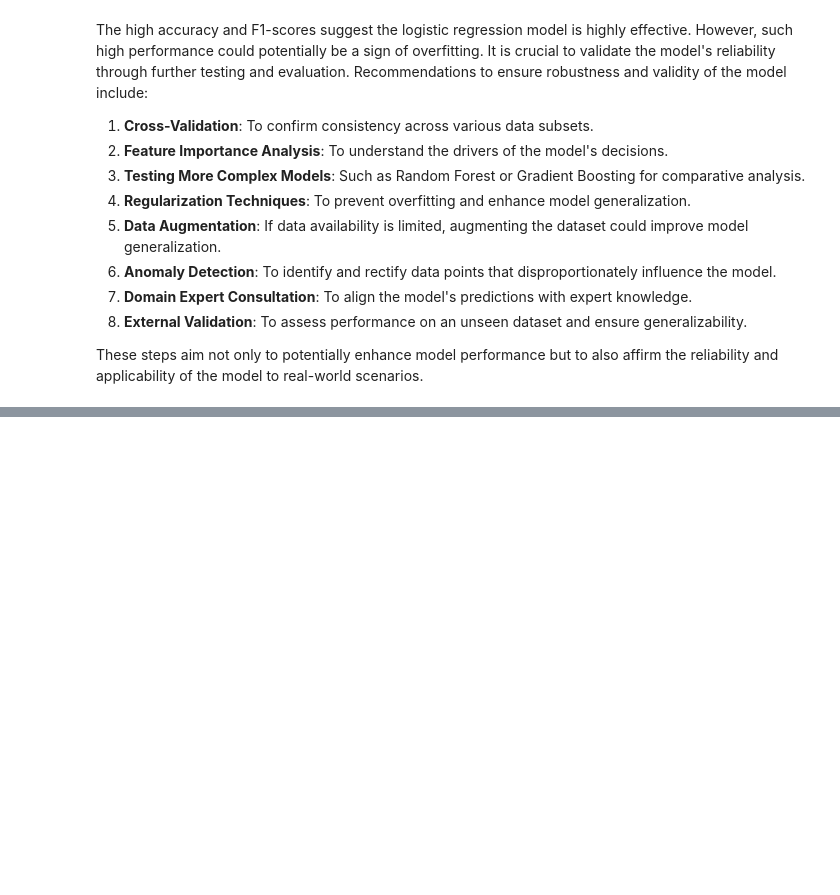
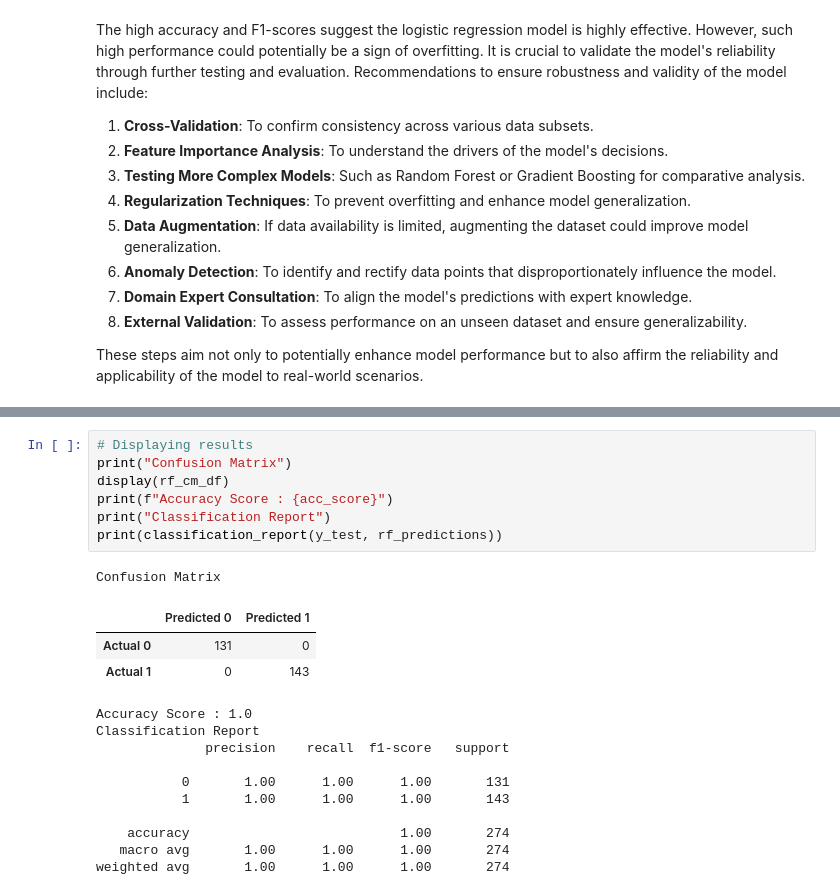
Before and after one commit to NidaB-C/happiness_project, a Jupyter notebook: notebooks/02_Model_Prototyping.ipynb, the cells around one changed output, grey strips where cells are left out. Cells and saved outputs as stored; diff of their text form; blank space fills up the shorter version.

```diff
--- a/notebooks/02_Model_Prototyping.ipynb
+++ b/notebooks/02_Model_Prototyping.ipynb
@@ -109,0 +136,22 @@ These steps aim not only to potentially enhance model performance but to also af
+# %%
+# Displaying results
+print("Confusion Matrix")
+display(rf_cm_df)
+print(f"Accuracy Score : {acc_score}")
+print("Classification Report")
+print(classification_report(y_test, rf_predictions))
+# %% [output]
+Confusion Matrix
+|  | Predicted 0 | Predicted 1 |
+| Actual 0 | 131 | 0 |
+| Actual 1 | 0 | 143 |
+Accuracy Score : 1.0
+Classification Report
+              precision    recall  f1-score   support
+
+           0       1.00      1.00      1.00       131
+           1       1.00      1.00      1.00       143
+
+    accuracy                           1.00       274
+   macro avg       1.00      1.00      1.00       274
+weighted avg       1.00      1.00      1.00       274
```
Also changed, not shown: parts of 16 cells of this notebook.
